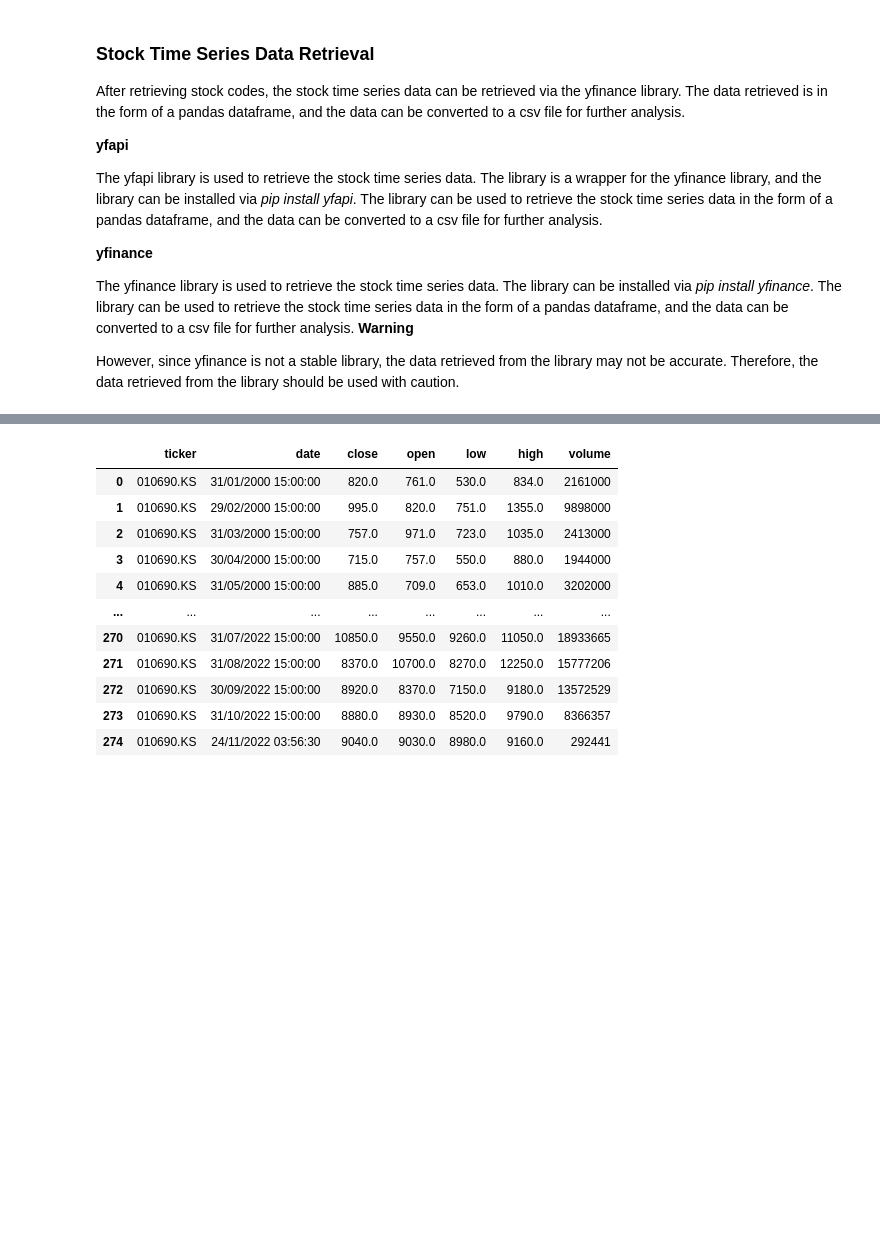
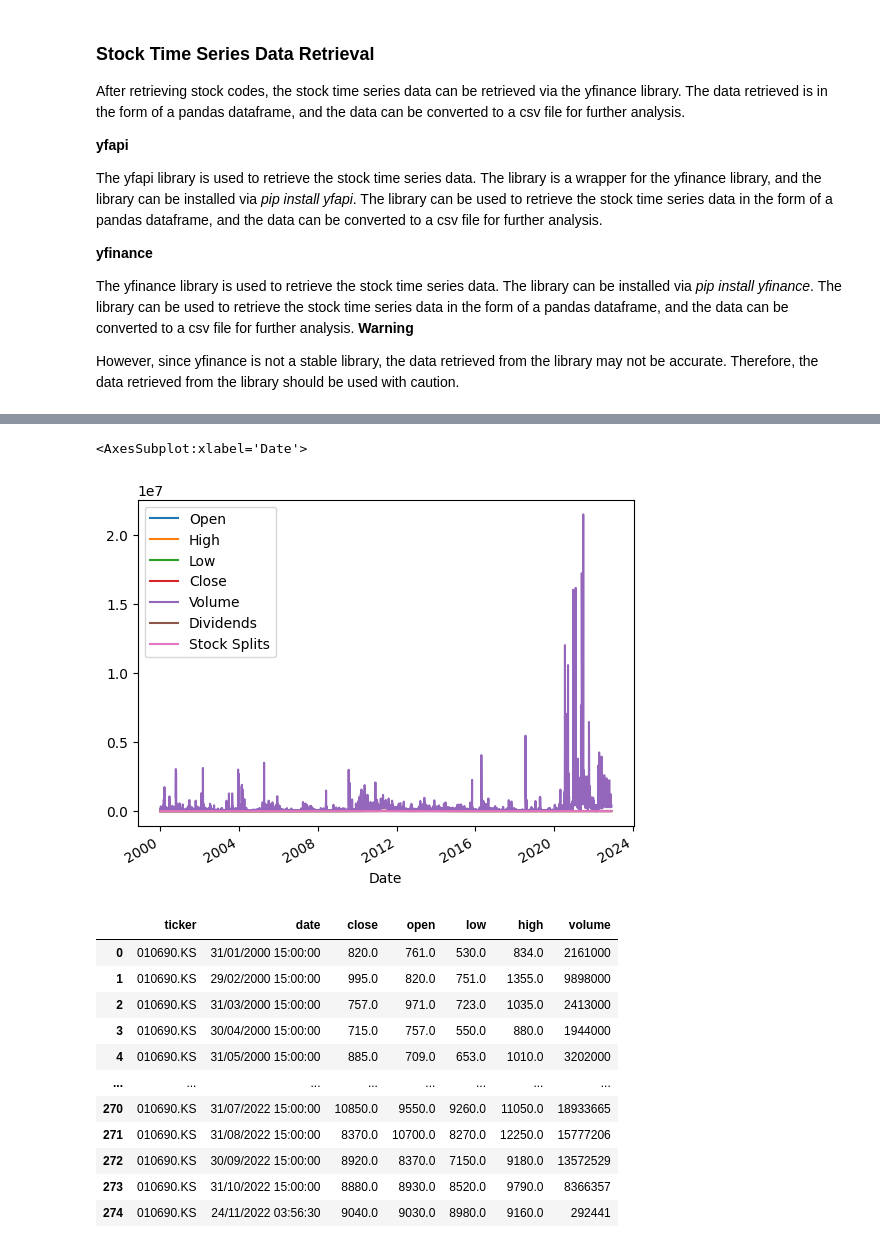
Before and after one commit to tjp1992/coursera, a Jupyter notebook: Tableau/Stock/Stock_data.ipynb, the cells around one changed output, grey strips where cells are left out. Cells and saved outputs as stored; diff of their text form; code cells hidden in the pictures; blank space fills up the shorter version.

Commit message:
stock data retrieved

```diff
--- a/Tableau/Stock/Stock_data.ipynb
+++ b/Tableau/Stock/Stock_data.ipynb
@@ -94,3 +119,9 @@ rand_stock_history = rand_stock.history(period="max")
+# %%
+# plot rand_stock_history
+rand_stock_history.plot()
+# %% [output]
+<AxesSubplot:xlabel='Date'>
+[figure, added]
 # %%
 from yfapi import YahooFinance
 
```
Also changed, not shown: parts of 2 cells of this notebook.
